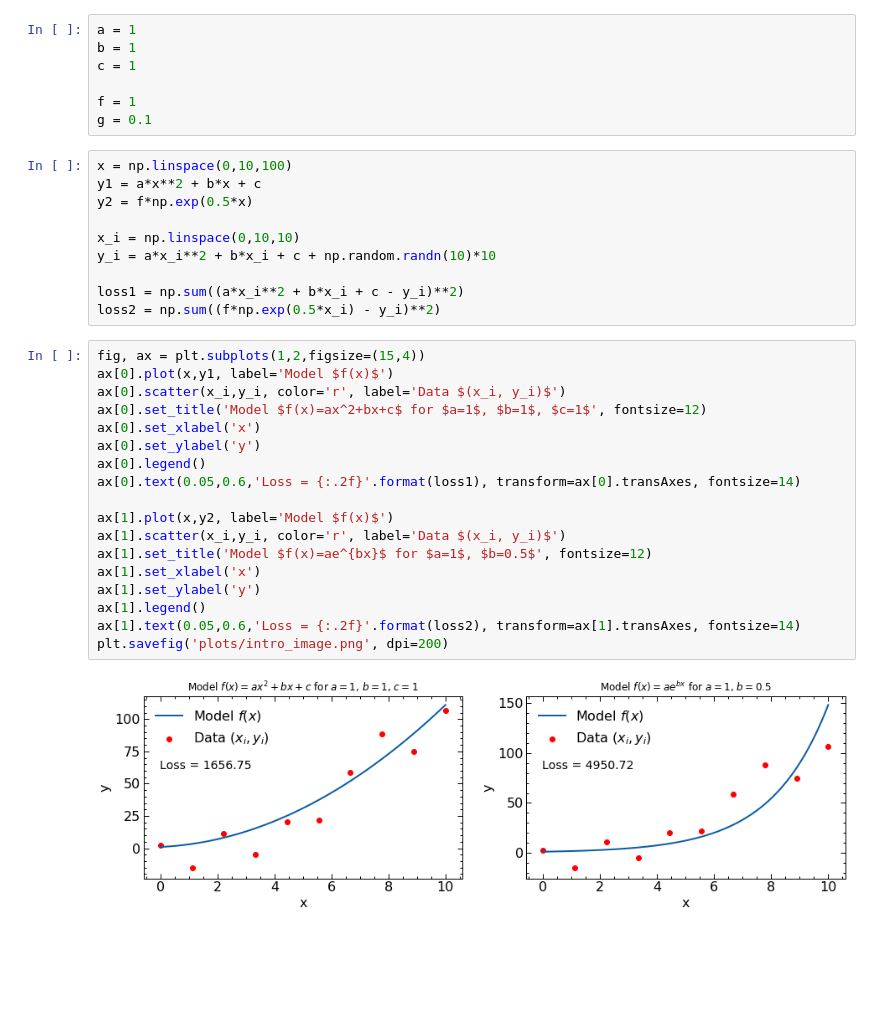
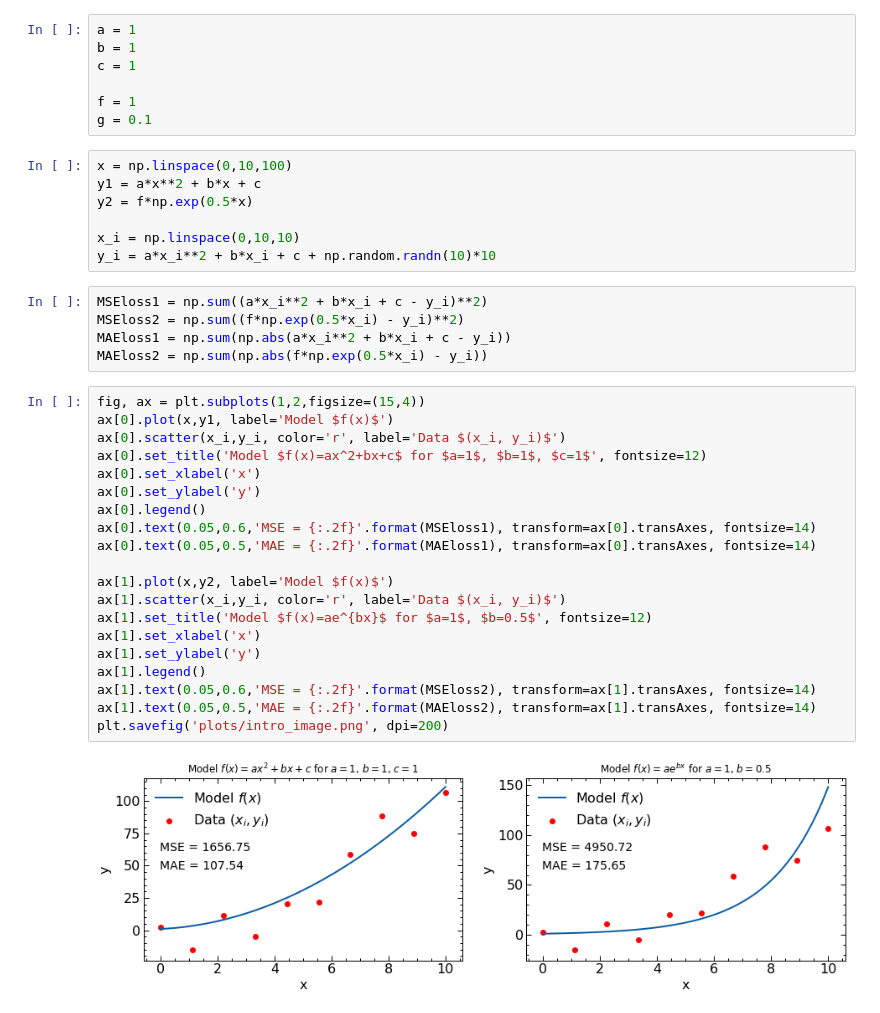
Before and after one commit to hsf-training/hsf-training-ml-webpage, a Jupyter notebook: make_plots.ipynb, the cells around one changed output. Drawn from its saved outputs; the diff is of its cells as text; blank space fills up the shorter version.

```diff
--- a/make_plots.ipynb
+++ b/make_plots.ipynb
@@ -16,26 +16,30 @@ y2 = f*np.exp(0.5*x)
 
 x_i = np.linspace(0,10,10)
 y_i = a*x_i**2 + b*x_i + c + np.random.randn(10)*10
-
-loss1 = np.sum((a*x_i**2 + b*x_i + c - y_i)**2)
-loss2 = np.sum((f*np.exp(0.5*x_i) - y_i)**2)
+# %%
+MSEloss1 = np.sum((a*x_i**2 + b*x_i + c - y_i)**2)
+MSEloss2 = np.sum((f*np.exp(0.5*x_i) - y_i)**2)
+MAEloss1 = np.sum(np.abs(a*x_i**2 + b*x_i + c - y_i))
+MAEloss2 = np.sum(np.abs(f*np.exp(0.5*x_i) - y_i))
 # %%
 fig, ax = plt.subplots(1,2,figsize=(15,4))
 ax[0].plot(x,y1, label='Model $f(x)$')
 ax[0].scatter(x_i,y_i, color='r', label='Data $(x_i, y_i)$')
 ax[0].set_title('Model $f(x)=ax^2+bx+c$ for $a=1$, $b=1$, $c=1$', fontsize=12)
 ax[0].set_xlabel('x')
 ax[0].set_ylabel('y')
 ax[0].legend()
-ax[0].text(0.05,0.6,'Loss = {:.2f}'.format(loss1), transform=ax[0].transAxes, fontsize=14)
+ax[0].text(0.05,0.6,'MSE = {:.2f}'.format(MSEloss1), transform=ax[0].transAxes, fontsize=14)
+ax[0].text(0.05,0.5,'MAE = {:.2f}'.format(MAEloss1), transform=ax[0].transAxes, fontsize=14)
 
 ax[1].plot(x,y2, label='Model $f(x)$')
 ax[1].scatter(x_i,y_i, color='r', label='Data $(x_i, y_i)$')
 ax[1].set_title('Model $f(x)=ae^{bx}$ for $a=1$, $b=0.5$', fontsize=12)
 ax[1].set_xlabel('x')
 ax[1].set_ylabel('y')
 ax[1].legend()
-ax[1].text(0.05,0.6,'Loss = {:.2f}'.format(loss2), transform=ax[1].transAxes, fontsize=14)
+ax[1].text(0.05,0.6,'MSE = {:.2f}'.format(MSEloss2), transform=ax[1].transAxes, fontsize=14)
+ax[1].text(0.05,0.5,'MAE = {:.2f}'.format(MAEloss2), transform=ax[1].transAxes, fontsize=14)
 plt.savefig('plots/intro_image.png', dpi=200)
 # %% [output]
-[figure, old version]
+[figure, new version]
```
Also changed, not shown: 1 other file.
